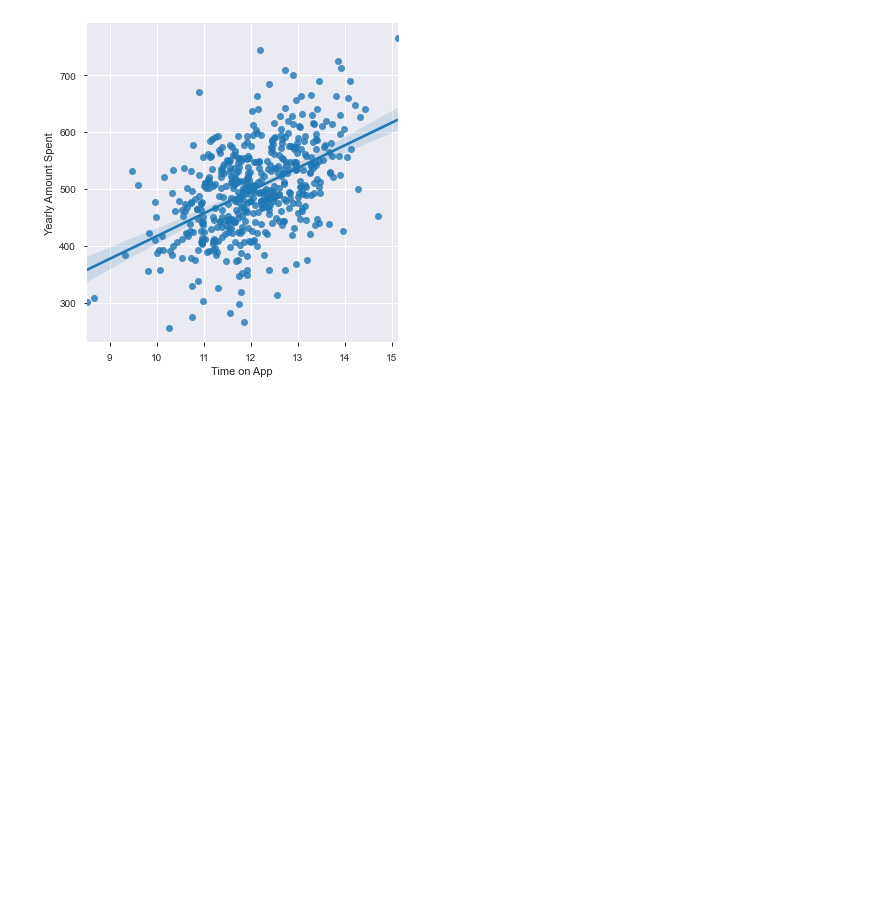
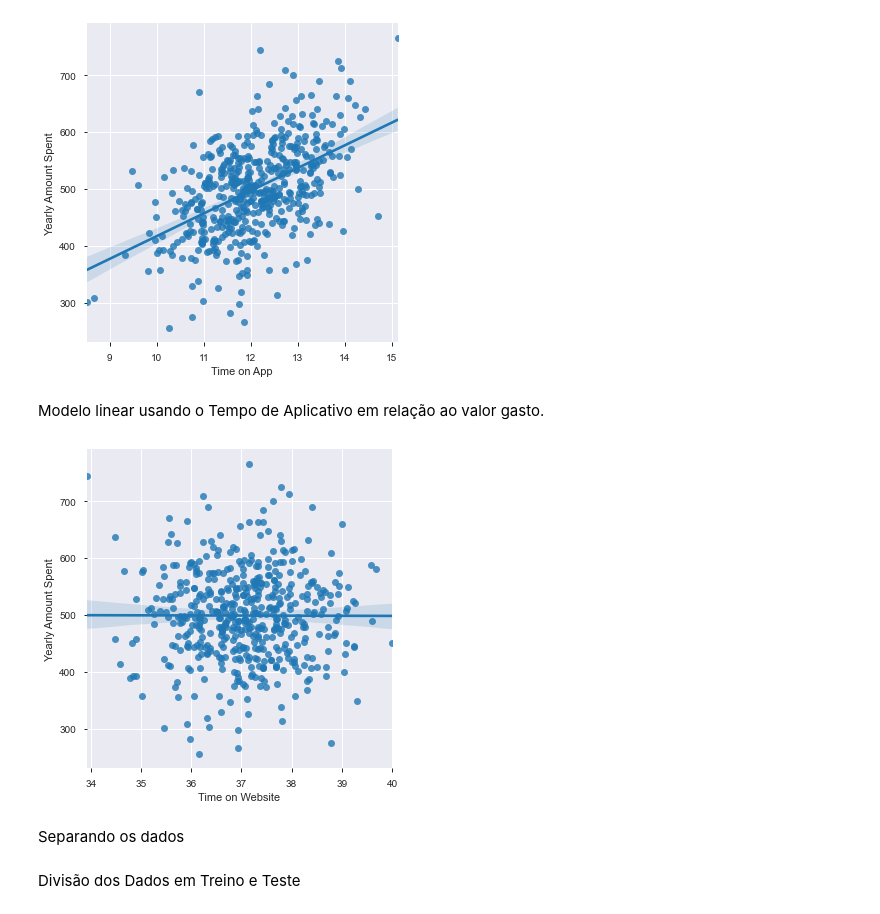
Before and after one commit to luizabamorim/Algoritmos-de-Machine-Learning, a Jupyter notebook: Regressão Linear/Ecommerce_Reg_Linear.ipynb, the cells around one changed output. Cells and saved outputs as stored; diff of their text form; code cells hidden in the pictures; blank space fills up the shorter version.

```diff
--- a/Regressão Linear/Ecommerce_Reg_Linear.ipynb
+++ b/Regressão Linear/Ecommerce_Reg_Linear.ipynb
@@ -219,3 +219,12 @@ sns.lmplot(x='Time on App',y='Yearly Amount Spent',data=clientes)
 plt.show()
 # %% [output]
 [figure]
+# %% [markdown]
+Modelo linear usando o Tempo de Aplicativo em relação ao valor gasto.
+# %%
+sns.lmplot(x='Time on Website',y='Yearly Amount Spent',data=clientes)
+plt.show()
+# %% [output]
+[figure, added]
+# %% [markdown]
+Separando os dados
@@ -221,0 +234,2 @@ plt.show()
+# %% [markdown]
+Divisão dos Dados em Treino e Teste
```
Also changed, not shown: parts of 21 cells of this notebook.
